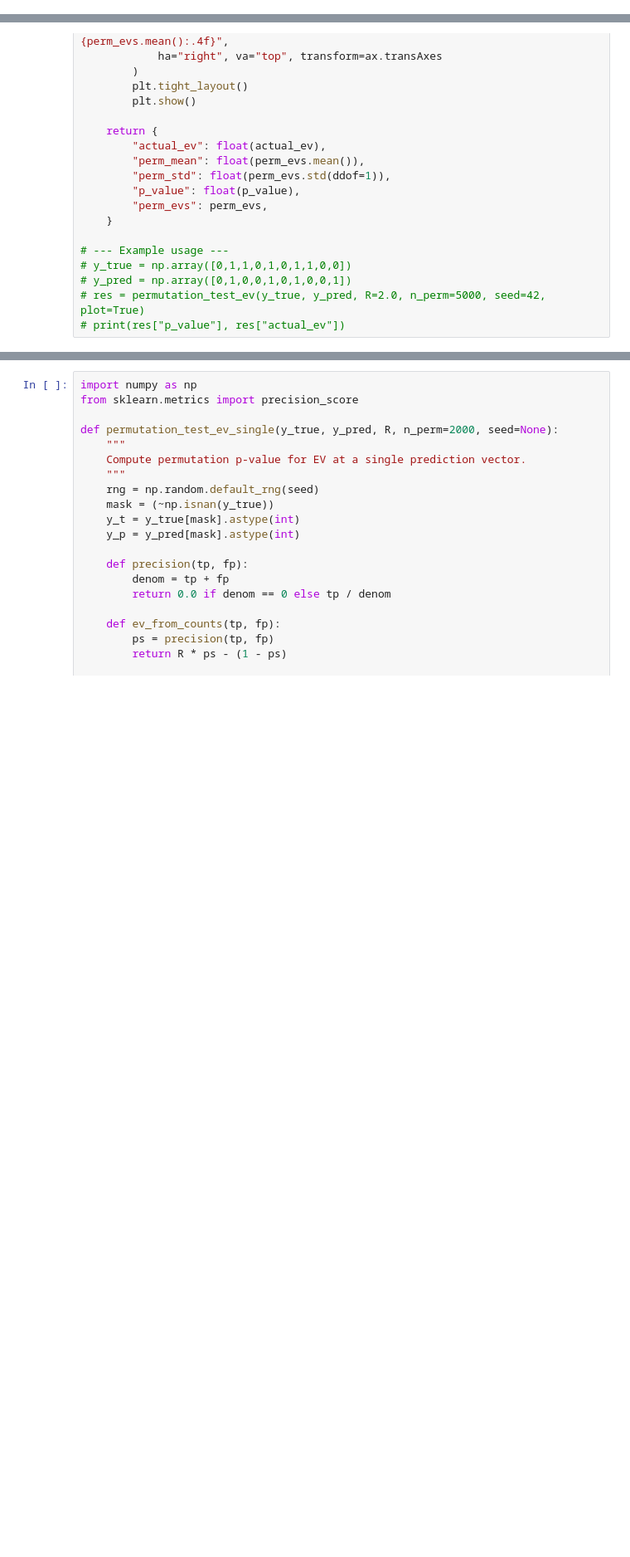
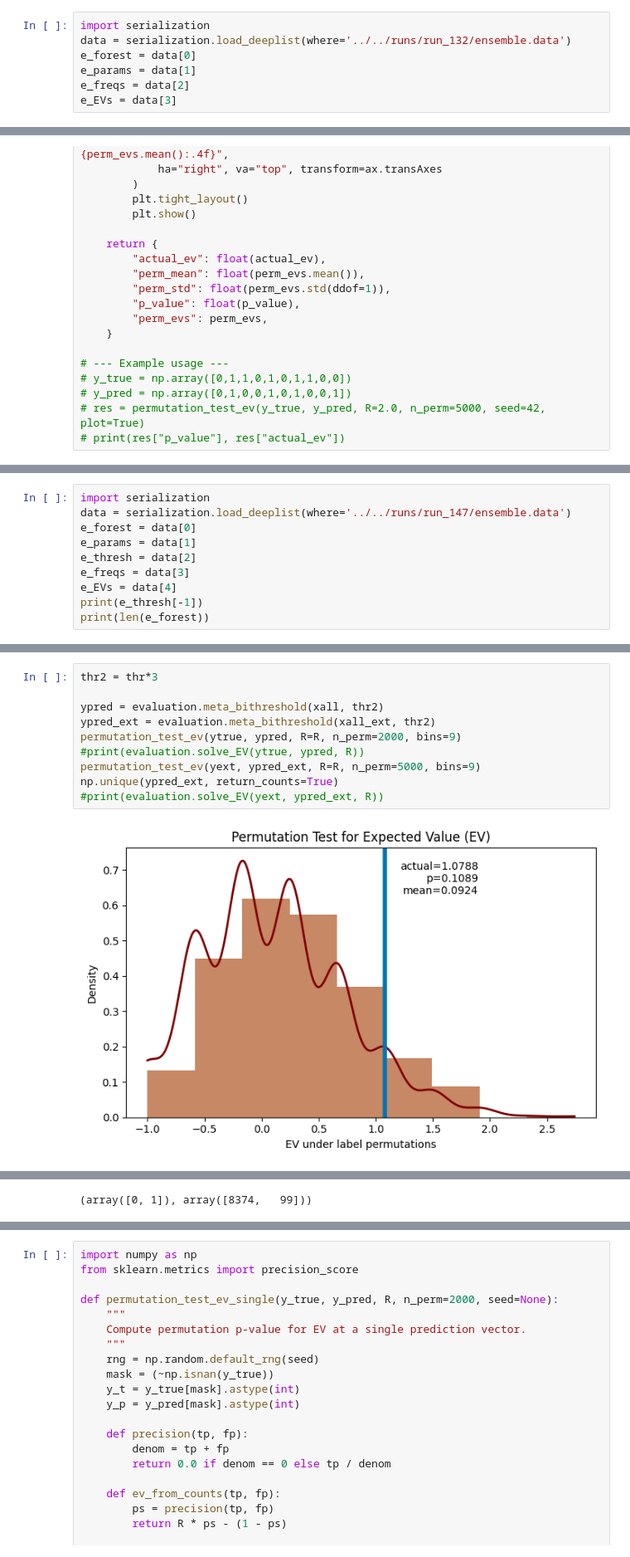
Before and after one commit to Logan-Kelsch/Behavioral_Search, a Jupyter notebook: src/genetic_algorithm/dev.ipynb, the cells around one changed output, grey strips where cells are left out. Shown: that part at 83% size. Drawn from its saved outputs; the diff is of its cells as text; blank space fills up the shorter version.

```diff
--- a/src/genetic_algorithm/dev.ipynb
+++ b/src/genetic_algorithm/dev.ipynb
@@ -303,3 +303,10 @@ deep list saved.
 x_raw.shape
 # %% [output]
 (8525, 5)
+# %%
+import serialization
+data = serialization.load_deeplist(where='../../runs/run_132/ensemble.data')
+e_forest = data[0]
+e_params = data[1]
+e_freqs = data[2]
+e_EVs = data[3]
@@ -753,0 +735,10 @@ ypred_ext = evaluation.meta_biconsensus(xall_ext)
+# %%
+import serialization
+data = serialization.load_deeplist(where='../../runs/run_147/ensemble.data')
+e_forest = data[0]
+e_params = data[1]
+e_thresh = data[2]
+e_freqs = data[3]
+e_EVs = data[4]
+print(e_thresh[-1])
+print(len(e_forest))
@@ -765,0 +802,12 @@ permutation_test_ev(yext, ypred_ext, R=R, n_perm=10000, bins=25)
+# %%
+thr2 = thr*3
+
+ypred = evaluation.meta_bithreshold(xall, thr2)
+ypred_ext = evaluation.meta_bithreshold(xall_ext, thr2)
+permutation_test_ev(ytrue, ypred, R=R, n_perm=2000, bins=9)
+#print(evaluation.solve_EV(ytrue, ypred, R))
+permutation_test_ev(yext, ypred_ext, R=R, n_perm=5000, bins=9)
+np.unique(ypred_ext, return_counts=True)
+#print(evaluation.solve_EV(yext, ypred_ext, R))
+# %% [output]
+[figure, added]
@@ -765,0 +815 @@ permutation_test_ev(yext, ypred_ext, R=R, n_perm=10000, bins=25)
+(array([0, 1]), array([8374,   99]))
```
Also changed, not shown: parts of 19 cells of this notebook, 39 other files.
